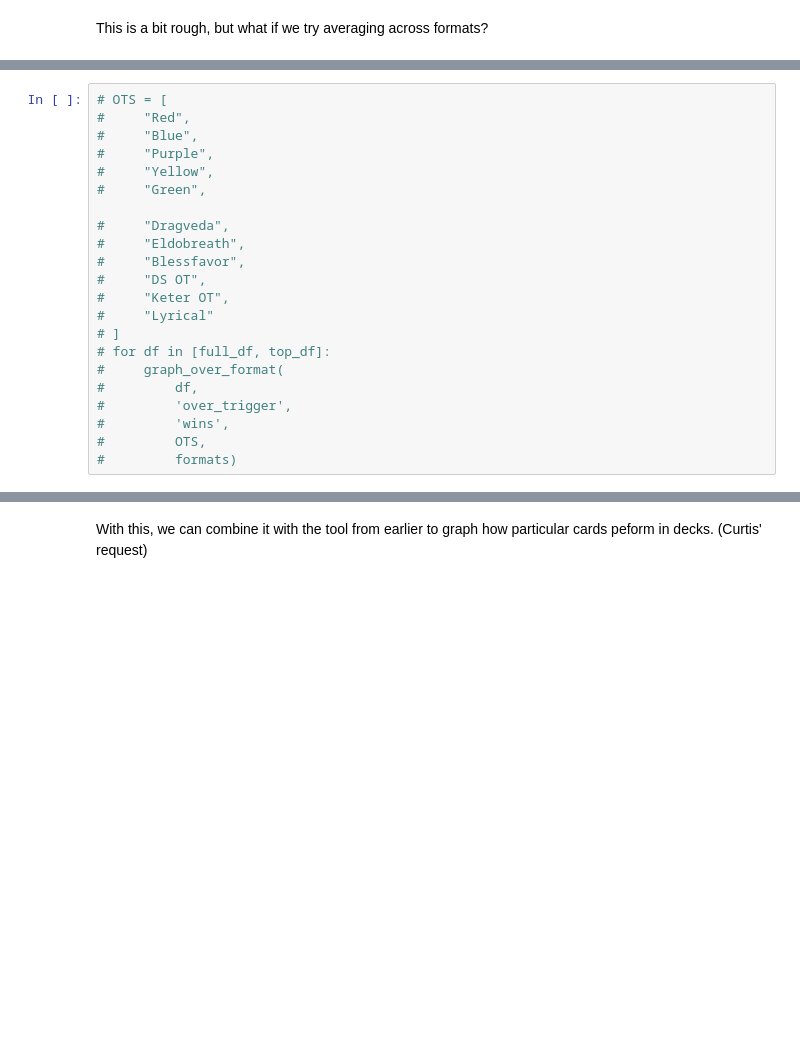
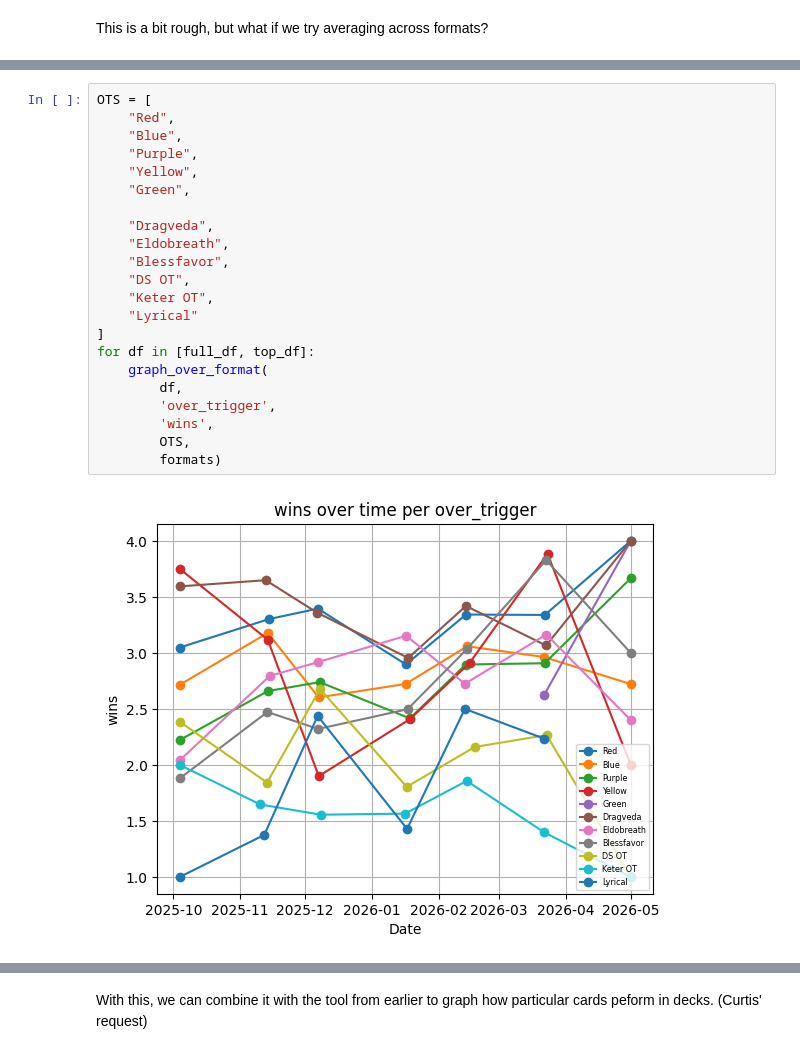
Before and after one commit to Silver-Sapphire/BCSanalysis, a Jupyter notebook: 06GraphingOverTime.ipynb, the cells around one changed output, grey strips where cells are left out. Cells and saved outputs as stored; diff of their text form; blank space fills up the shorter version.

```diff
--- a/06GraphingOverTime.ipynb
+++ b/06GraphingOverTime.ipynb
@@ -146,22 +146,24 @@ for df in [full_df, top_df, champ_df]:
 # %%
-# OTS = [
-#     "Red",
-#     "Blue",
-#     "Purple",
-#     "Yellow",
-#     "Green",
+OTS = [
+    "Red",
+    "Blue",
+    "Purple",
+    "Yellow",
+    "Green",
 
-#     "Dragveda",
-#     "Eldobreath",
-#     "Blessfavor",
-#     "DS OT",
-#     "Keter OT",
-#     "Lyrical"
-# ]
-# for df in [full_df, top_df]:
-#     graph_over_format(
-#         df,
-#         'over_trigger',
-#         'wins',
-#         OTS,
-#         formats)
+    "Dragveda",
+    "Eldobreath",
+    "Blessfavor",
+    "DS OT",
+    "Keter OT",
+    "Lyrical"
+]
+for df in [full_df, top_df]:
+    graph_over_format(
+        df,
+        'over_trigger',
+        'wins',
+        OTS,
+        formats)
+# %% [output]
+[figure, added]
```
Also changed, not shown: parts of 7 cells of this notebook, 2 other files.
